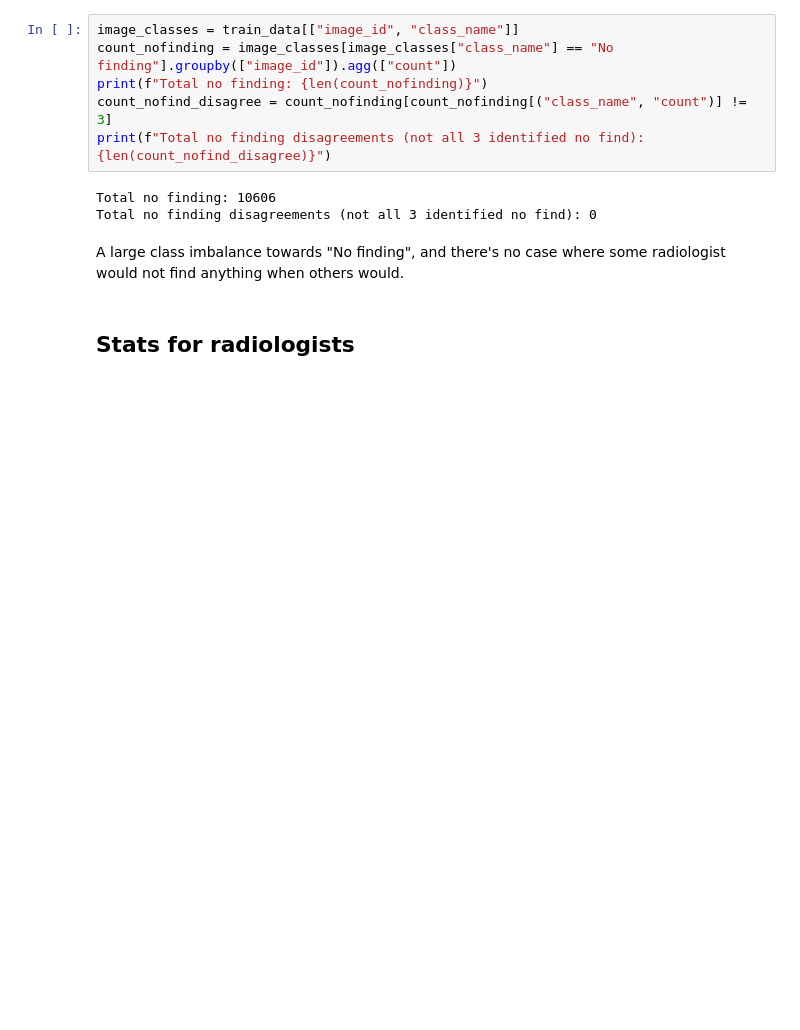
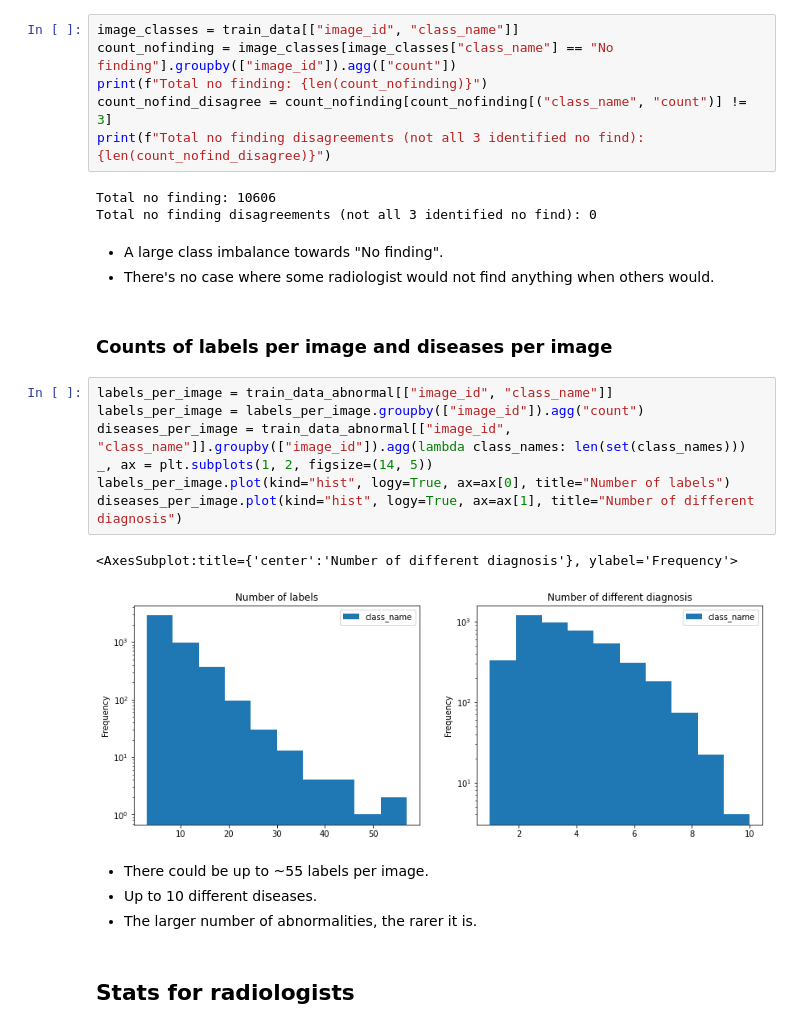
Before and after one commit to Witalia008/kaggle-public, a Jupyter notebook: vinbigdata-chest-xray-abnormalities-detection/vbd-chest-xray-eda.ipynb, the cells around one changed output. Drawn from its saved outputs; the diff is of its cells as text; blank space fills up the shorter version.

```diff
--- a/vinbigdata-chest-xray-abnormalities-detection/vbd-chest-xray-eda.ipynb
+++ b/vinbigdata-chest-xray-abnormalities-detection/vbd-chest-xray-eda.ipynb
@@ -57,7 +81,24 @@ print(f"Total no finding disagreements (not all 3 identified no find): {len(coun
 Total no finding: 10606
 Total no finding disagreements (not all 3 identified no find): 0
 # %% [markdown]
-A large class imbalance towards "No finding", and there's no case where some radiologist would not find anything when others would.
+* A large class imbalance towards "No finding".
+* There's no case where some radiologist would not find anything when others would.
+# %% [markdown]
+### Counts of labels per image and diseases per image
+# %%
+labels_per_image = train_data_abnormal[["image_id", "class_name"]]
+labels_per_image = labels_per_image.groupby(["image_id"]).agg("count")
+diseases_per_image = train_data_abnormal[["image_id", "class_name"]].groupby(["image_id"]).agg(lambda class_names: len(set(class_names)))
+_, ax = plt.subplots(1, 2, figsize=(14, 5))
+labels_per_image.plot(kind="hist", logy=True, ax=ax[0], title="Number of labels")
+diseases_per_image.plot(kind="hist", logy=True, ax=ax[1], title="Number of different diagnosis")
+# %% [output]
+<AxesSubplot:title={'center':'Number of different diagnosis'}, ylabel='Frequency'>
+[figure, added]
+# %% [markdown]
+* There could be up to ~55 labels per image.
+* Up to 10 different diseases.
+* The larger number of abnormalities, the rarer it is.
 # %% [markdown]
 ## Stats for radiologists
 # %% [markdown]
```
Also changed, not shown: parts of 22 cells of this notebook.
